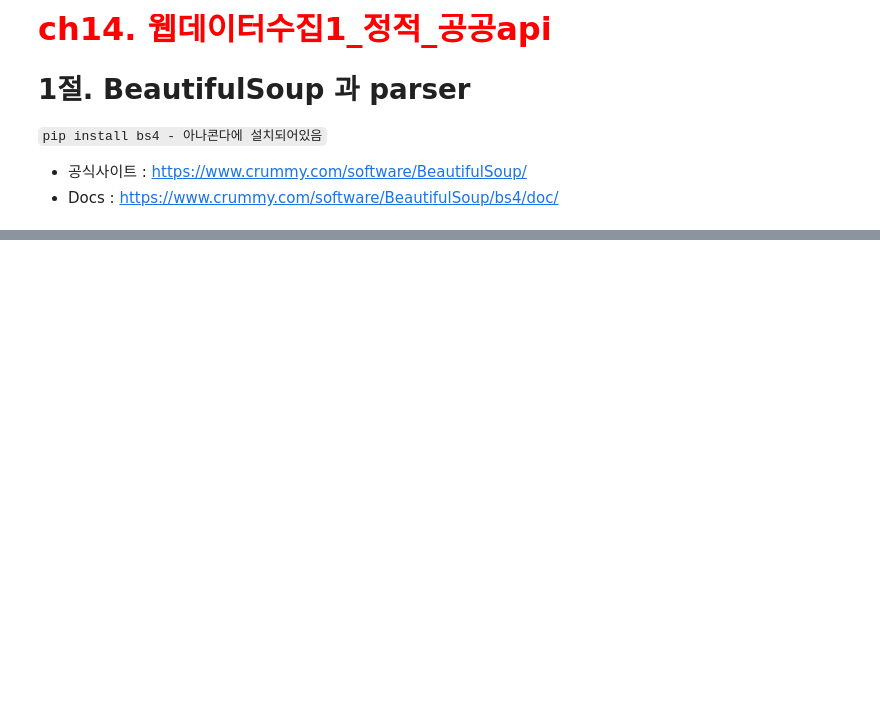
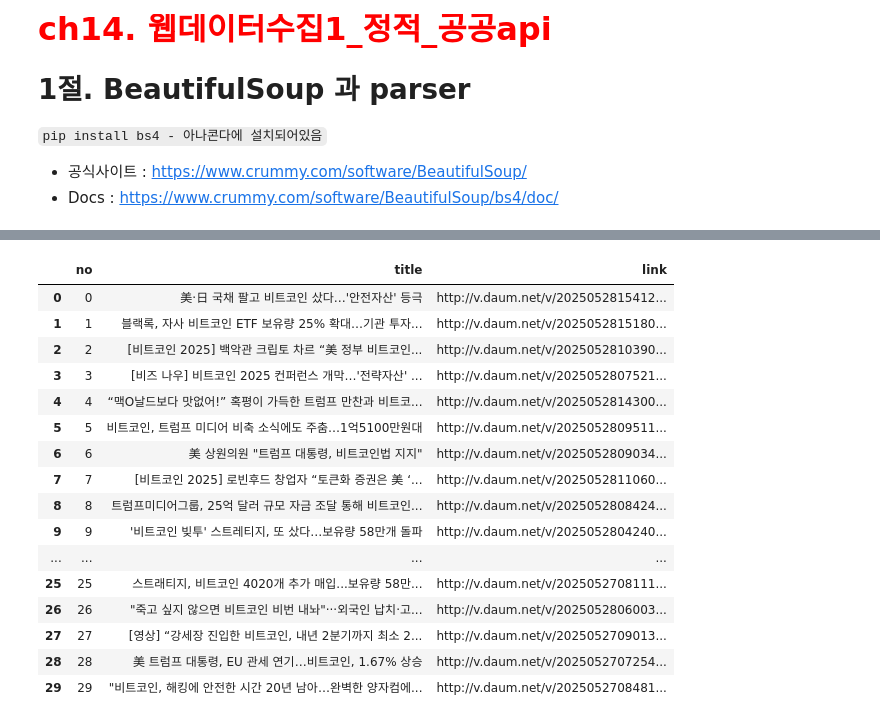
Before and after one commit to jsa3338/AI-X, a Jupyter notebook: source/01_python/ch14_웹데이터수집1_정적_공공api.ipynb, the cells around one changed output, grey strips where cells are left out. Cells and saved outputs as stored; diff of their text form; code cells hidden in the pictures; blank space fills up the shorter version.

```diff
--- a/source/01_python/ch14_웹데이터수집1_정적_공공api.ipynb
+++ b/source/01_python/ch14_웹데이터수집1_정적_공공api.ipynb
@@ -22,0 +387,12 @@ table.dataframe{font-size:12px;}
+# %%
+# 사이트 분석
+# 제목 title = div.item-title > a
+titles = soup.select('div.item-title > strong.tit-g.clamp-g > a')
+itmes_find_list = []
+for i, title in enumerate(titles):
+    itmes_find_list.append({'no': i,
+                            'title' : title.text,
+                            'link' : title.attrs['href']})
+
+import pandas as pd
+pd.DataFrame(itmes_find_list)
@@ -22,0 +473,51 @@ table.dataframe{font-size:12px;}
+# %%
+# 함수 다음 뉴스 검색(키워드, 원하는 페이지수)
+import requests
+from bs4 import BeautifulSoup
+import pandas as pd
+import time
+
+def daum_news_crawling(keyword, page=1):
+    '''
+    다음 뉴스탭에서 키워드로 다음 검색한 결과를 return
+    '''
+    url = f"https://search.daum.net/search?w=news&nil_search=btn&DA=NTB&enc=utf8"
+    params = {'q':keyword, 'p':page}
+    response = requests.get(url, params=params)
+    soup = BeautifulSoup(response.text, 'html.parser')
+    itmes_find_list = [] # 검색할 결과를 담을 2차원 리스트
+    titles = soup.select('div.item-title > strong.tit-g.clamp-g > a')
+    for i, title in enumerate(titles):
+        itmes_find_list.append({'no': (page-1)*10 + i,
+                            'title' : title.text,
+                            'link' : title.attrs['href']})
+    return itmes_find_list
+# %%
+result = []
+keyword = '비트코인'
+pages = 3
+for page in range(1,pages+1):
+    result.extend( daum_news_crawling(keyword, page) )
+    time.sleep(1)  # 1초씩 시간을 두고 수행
+# len(result), result
+
+result_df = pd.DataFrame(result)
+result_df
+# %% [output]
+|  | no | title | link |
+| 0 | 0 | 美·日 국채 팔고 비트코인 샀다…'안전자산' 등극 | http://v.daum.net/v/2025052815412... |
+| 1 | 1 | 블랙록, 자사 비트코인 ETF 보유량 25% 확대…기관 투자... | http://v.daum.net/v/2025052815180... |
+| 2 | 2 | [비트코인 2025] 백악관 크립토 차르 “美 정부 비트코인... | http://v.daum.net/v/2025052810390... |
+| 3 | 3 | [비즈 나우] 비트코인 2025 컨퍼런스 개막…'전략자산' ... | http://v.daum.net/v/2025052807521... |
+| 4 | 4 | “맥O날드보다 맛없어!” 혹평이 가득한 트럼프 만찬과 비트코... | http://v.daum.net/v/2025052814300... |
+| 5 | 5 | 비트코인, 트럼프 미디어 비축 소식에도 주춤…1억5100만원대 | http://v.daum.net/v/2025052809511... |
+| 6 | 6 | 美 상원의원 "트럼프 대통령, 비트코인법 지지" | http://v.daum.net/v/2025052809034... |
+| 7 | 7 | [비트코인 2025] 로빈후드 창업자 “토큰화 증권은 美 ‘... | http://v.daum.net/v/2025052811060... |
+| 8 | 8 | 트럼프미디어그룹, 25억 달러 규모 자금 조달 통해 비트코인... | http://v.daum.net/v/2025052808424... |
+| 9 | 9 | '비트코인 빚투' 스트레티지, 또 샀다…보유량 58만개 돌파 | http://v.daum.net/v/2025052804240... |
+| ... | ... | ... | ... |
+| 25 | 25 | 스트래티지, 비트코인 4020개 추가 매입...보유량 58만... | http://v.daum.net/v/2025052708111... |
+| 26 | 26 | "죽고 싶지 않으면 비트코인 비번 내놔"···외국인 납치·고... | http://v.daum.net/v/2025052806003... |
+| 27 | 27 | [영상] “강세장 진입한 비트코인, 내년 2분기까지 최소 2... | http://v.daum.net/v/2025052709013... |
+| 28 | 28 | 美 트럼프 대통령, EU 관세 연기…비트코인, 1.67% 상승 | http://v.daum.net/v/2025052707254... |
+| 29 | 29 | "비트코인, 해킹에 안전한 시간 20년 남아…완벽한 양자컴에... | http://v.daum.net/v/2025052708481... |
```
Also changed, not shown: parts of 44 cells of this notebook, 3 other files.
